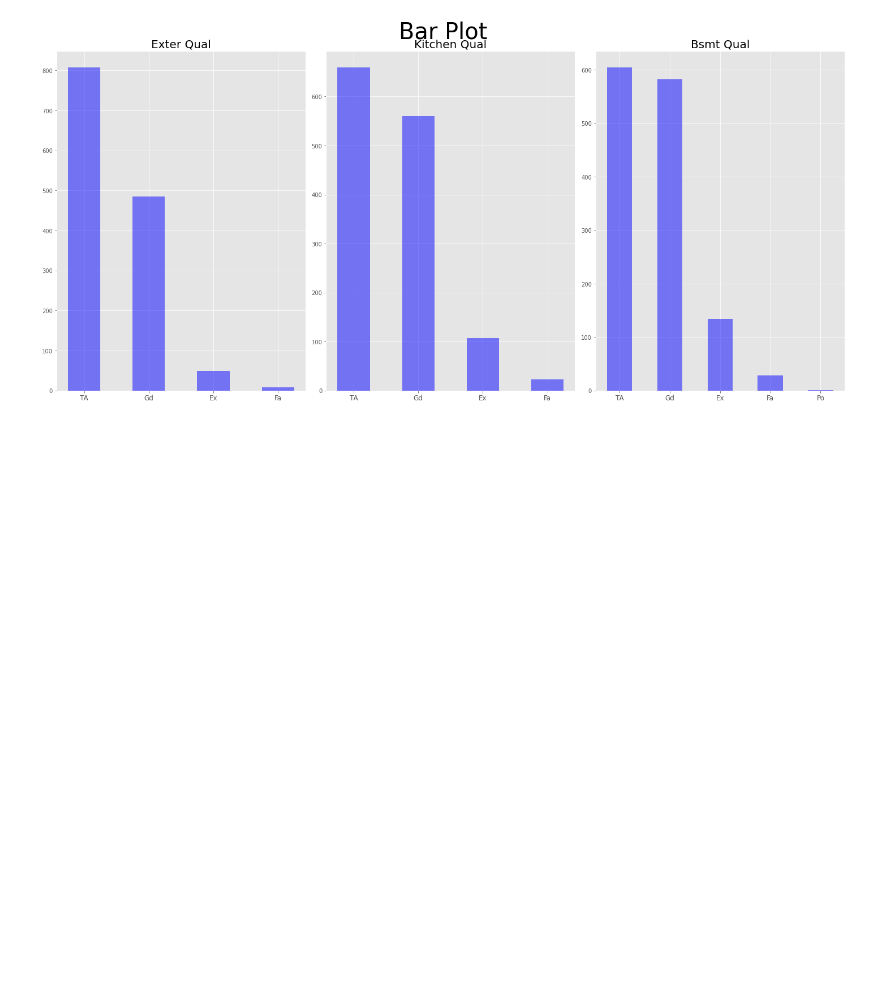
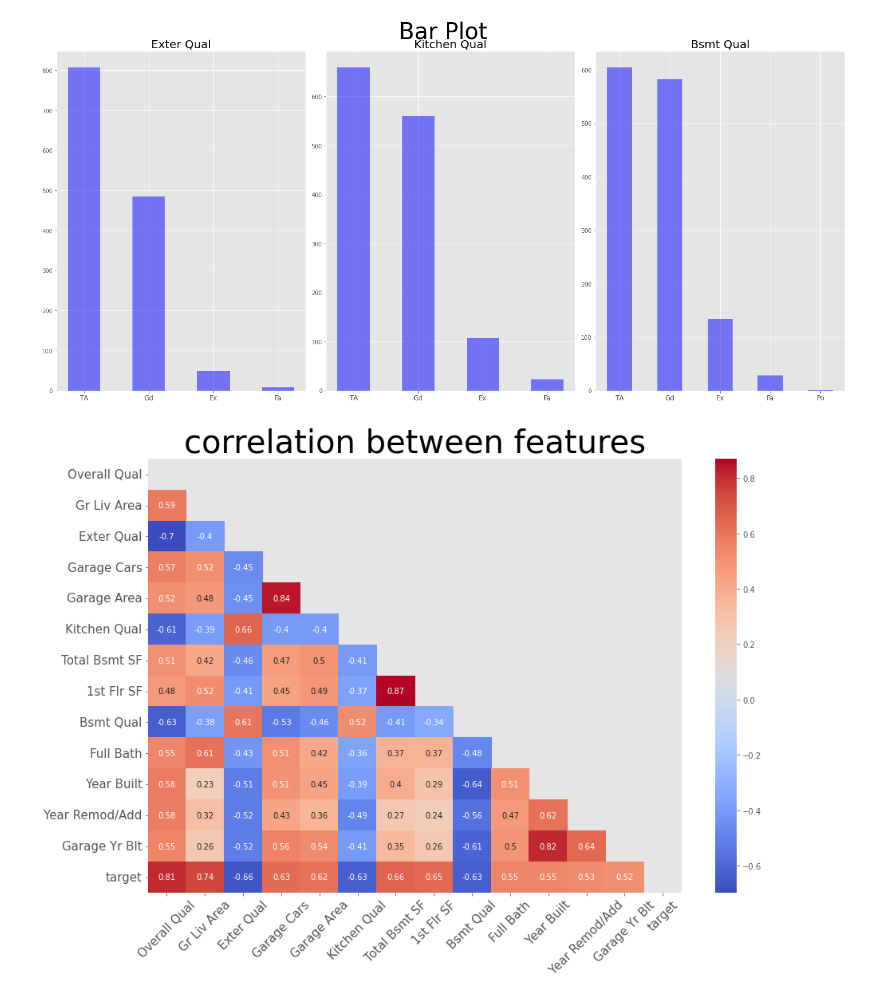
Before and after one commit to moveformyfuture/House_Price_Expectation, a Jupyter notebook: House_Price_Expectation_EDA.ipynb, the cells around one changed output. Drawn from its saved outputs; the diff is of its cells as text; code cells hidden in the pictures; blank space fills up the shorter version.

```diff
--- a/House_Price_Expectation_EDA.ipynb
+++ b/House_Price_Expectation_EDA.ipynb
@@ -189,3 +189,23 @@ plt.tight_layout(rect=[0,0.03,1,0.95]) # 여백 옵션을 부여 (사용 안할
 plt.show()
 # %% [output]
 [figure]
+# %%
+# 텍스트 형식의 데이터를 숫자로 변환(Label-인코딩 방법)
+corr_df=data.copy()
+corr_df[corr_df.columns[corr_df.dtypes=='O']] = corr_df[corr_df.columns[corr_df.dtypes=='O']].astype(str).apply(LabelEncoder().fit_transform)
+# astype() : 데이터 타입 바꾸기, LabelEncoder() : 원 핫 인코딩
+# 데이터 타입이 object인 columns만 선택해서 indexing = str로 데이터 타입을 바꾼 후 LabelEncoder() 함수를 적용
+# %%
+# 상관관계 분석
+plt.figure(figsize=(15,10))
+
+heat_table=corr_df.corr() # corr() : 변수간 피어슨 상관계수 구해주는 함수
+mask=np.zeros_like(heat_table) # zeros_like() :heat_table의 모든 원소를 0인 배열 mask를 생성
+mask[np.triu_indices_from(mask)] = True # triu_indices_from : 위쪽 삼각형에 True, 아래 삼각형에 False 실행 --> 위쪽 삼각형을 말함
+heatmap_ax=sns.heatmap(heat_table, annot=True, mask=mask, cmap='coolwarm') # sns.heatmap(data, annot=True(실세 값을 표시), mask=mask(가릴 부분 표시), cmal='색상 넣어줌')
+heatmap_ax.set_xticklabels(heatmap_ax.get_xticklabels(), fontsize=15, rotation=45) # x축 옵션 설정
+heatmap_ax.set_yticklabels(heatmap_ax.get_yticklabels(), fontsize=15) # y축 옵션 설정
+plt.title('correlation between features', fontsize=40) # 전체 제목 설정
+plt.show()
+# %% [output]
+[figure, added]
```
Also changed, not shown: parts of 4 cells of this notebook.
